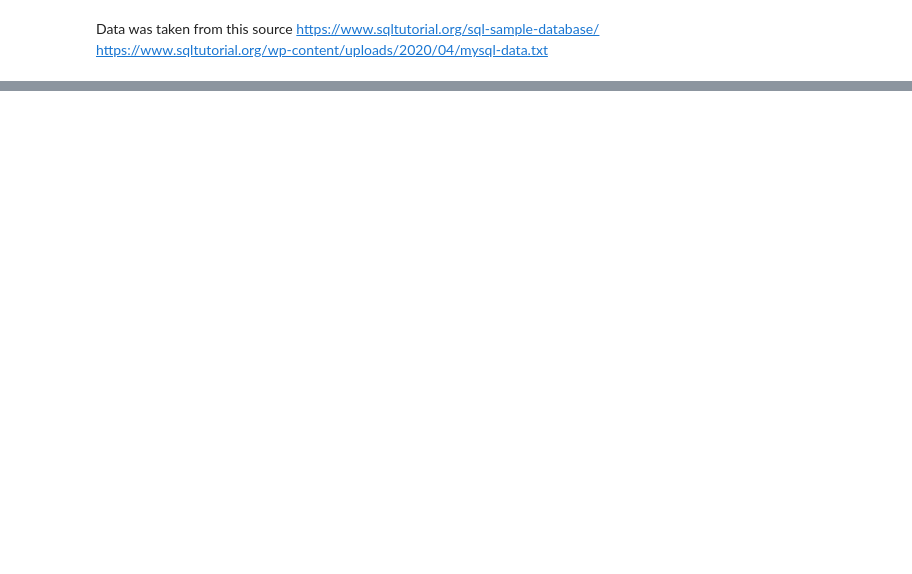
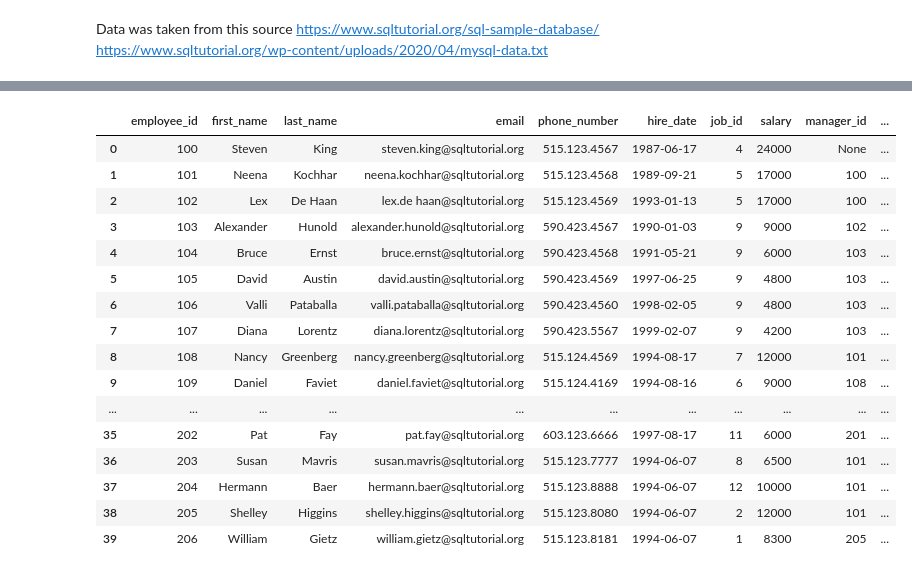
Before and after one commit to darigak/exercise, a Jupyter notebook: sql_1.ipynb, the cells around one changed output, grey strips where cells are left out. Cells and saved outputs as stored; diff of their text form; code cells hidden in the pictures; blank space fills up the shorter version.

```diff
--- a/sql_1.ipynb
+++ b/sql_1.ipynb
@@ -107,0 +148,23 @@ conn.commit()
+# %%
+cur.execute("SELECT * from employees")
+employees_data = pd.DataFrame(cur.fetchall())
+employees_data.columns = [x[0] for x in cur.description]
+employees_data
+# %% [output]
+|  | employee_id | first_name | last_name | email | phone_number | hire_date | job_id | salary | manager_id | ... |
+| 0 | 100 | Steven | King | steven.king@sqltutorial.org | 515.123.4567 | 1987-06-17 | 4 | 24000 | None | ... |
+| 1 | 101 | Neena | Kochhar | neena.kochhar@sqltutorial.org | 515.123.4568 | 1989-09-21 | 5 | 17000 | 100 | ... |
+| 2 | 102 | Lex | De Haan | lex.de haan@sqltutorial.org | 515.123.4569 | 1993-01-13 | 5 | 17000 | 100 | ... |
+| 3 | 103 | Alexander | Hunold | alexander.hunold@sqltutorial.org | 590.423.4567 | 1990-01-03 | 9 | 9000 | 102 | ... |
+| 4 | 104 | Bruce | Ernst | bruce.ernst@sqltutorial.org | 590.423.4568 | 1991-05-21 | 9 | 6000 | 103 | ... |
+| 5 | 105 | David | Austin | david.austin@sqltutorial.org | 590.423.4569 | 1997-06-25 | 9 | 4800 | 103 | ... |
+| 6 | 106 | Valli | Pataballa | valli.pataballa@sqltutorial.org | 590.423.4560 | 1998-02-05 | 9 | 4800 | 103 | ... |
+| 7 | 107 | Diana | Lorentz | diana.lorentz@sqltutorial.org | 590.423.5567 | 1999-02-07 | 9 | 4200 | 103 | ... |
+| 8 | 108 | Nancy | Greenberg | nancy.greenberg@sqltutorial.org | 515.124.4569 | 1994-08-17 | 7 | 12000 | 101 | ... |
+| 9 | 109 | Daniel | Faviet | daniel.faviet@sqltutorial.org | 515.124.4169 | 1994-08-16 | 6 | 9000 | 108 | ... |
+| ... | ... | ... | ... | ... | ... | ... | ... | ... | ... | ... |
+| 35 | 202 | Pat | Fay | pat.fay@sqltutorial.org | 603.123.6666 | 1997-08-17 | 11 | 6000 | 201 | ... |
+| 36 | 203 | Susan | Mavris | susan.mavris@sqltutorial.org | 515.123.7777 | 1994-06-07 | 8 | 6500 | 101 | ... |
+| 37 | 204 | Hermann | Baer | hermann.baer@sqltutorial.org | 515.123.8888 | 1994-06-07 | 12 | 10000 | 101 | ... |
+| 38 | 205 | Shelley | Higgins | shelley.higgins@sqltutorial.org | 515.123.8080 | 1994-06-07 | 2 | 12000 | 101 | ... |
+| 39 | 206 | William | Gietz | william.gietz@sqltutorial.org | 515.123.8181 | 1994-06-07 | 1 | 8300 | 205 | ... |
```
Also changed, not shown: parts of 11 cells of this notebook.
